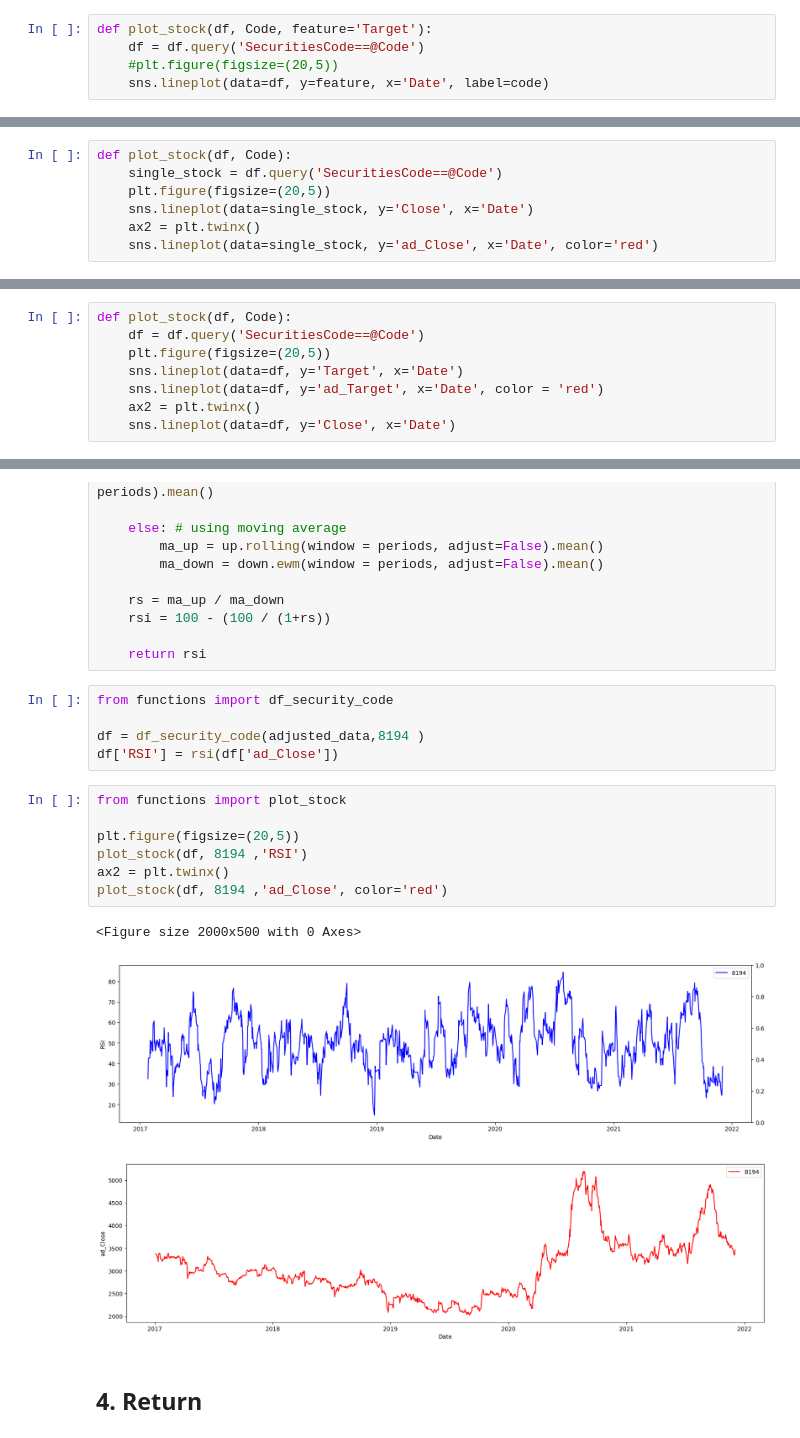
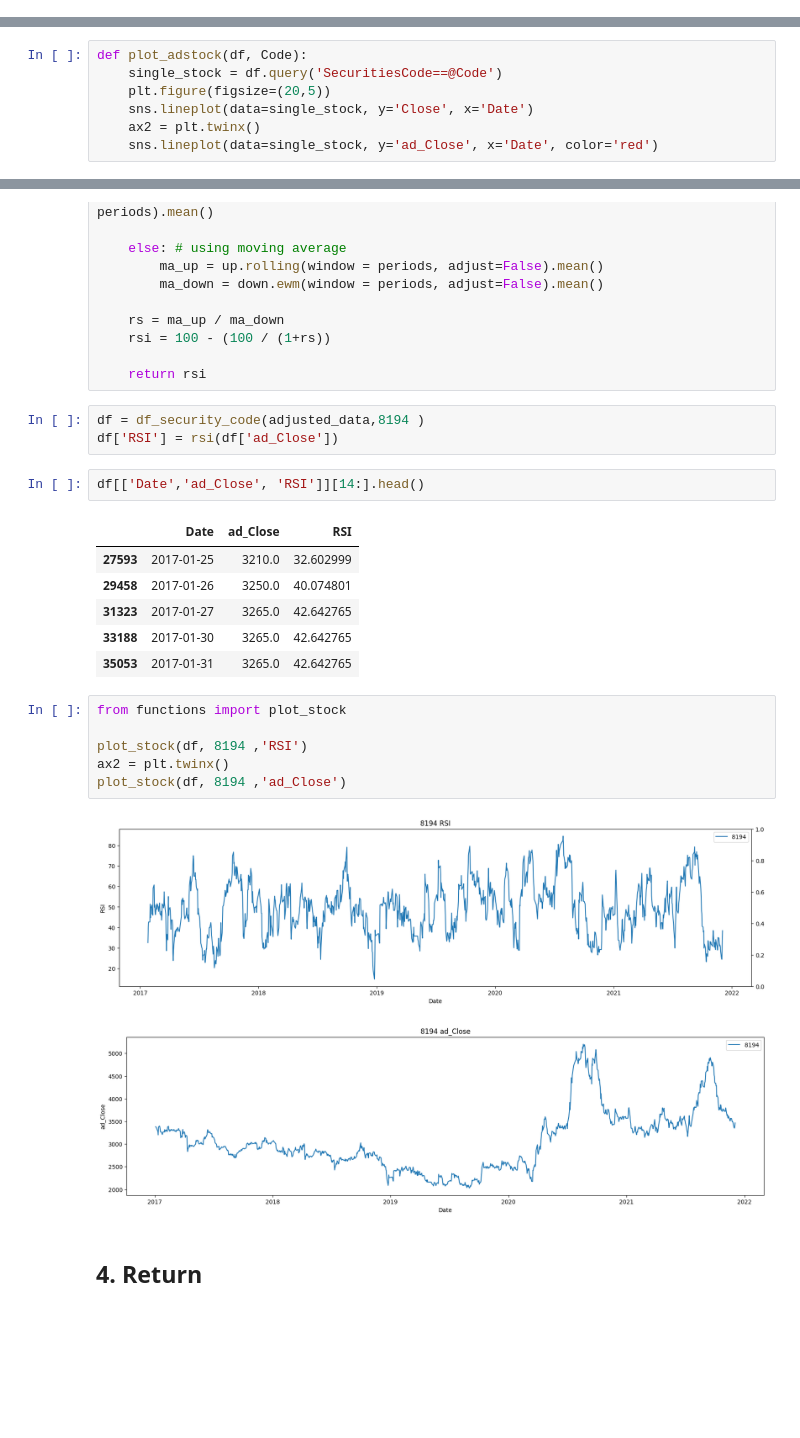
Before and after one commit to valentina-bec/tokyo-stock-exchange, a Jupyter notebook: notebooks/data.ipynb, the cells around one changed output, grey strips where cells are left out. Saved outputs shown, nothing was run; the diff lists cells and outputs as text; blank space fills up the shorter version.

```diff
--- a/notebooks/data.ipynb
+++ b/notebooks/data.ipynb
@@ -410,9 +404,4 @@ print(f'new codes since 2017: {new_codes.SecuritiesCode.count()}')
 #print(old_codes.SecuritiesCode.count())
 # %% [output]
 new codes since 2017: 135
-# %%
-def plot_stock(df, Code, feature='Target'):
-    df = df.query('SecuritiesCode==@Code')
-    #plt.figure(figsize=(20,5))
-    sns.lineplot(data=df, y=feature, x='Date', label=code)
 # %%
@@ -1063,7 +904,7 @@ for i in tqdm([8876, 6630, 7453, 7638]): #tqdm(prices.SecuritiesCode.unique()):
     adjusted_df = adjust_price(df)
     adjusted_data = pd.concat([adjusted_data, adjusted_df ], axis=0)
 # %%
-def plot_stock(df, Code):
+def plot_adstock(df, Code):
     single_stock = df.query('SecuritiesCode==@Code')
     plt.figure(figsize=(20,5))
     sns.lineplot(data=single_stock, y='Close', x='Date')
@@ -1149,13 +986,5 @@ stock_group.sort_values('ad_Close', ascending=True).tail(10)
 | 6273 | 47859.275604 | 48377.169026 | 47328.205662 | 47851.494588 | 2.428007e+05 | 1.000000 | 140.000000 | ... |
 | 9983 | 58652.031640 | 59266.269775 | 58014.238135 | 58637.601998 | 7.198596e+05 | 1.000000 | 217.500000 | ... |
 | 6861 | 56216.457119 | 56727.626978 | 55634.787677 | 56196.848460 | 4.403255e+05 | 0.999168 | 82.500000 | ... |
-# %%
-def plot_stock(df, Code):
-    df = df.query('SecuritiesCode==@Code')
-    plt.figure(figsize=(20,5))
-    sns.lineplot(data=df, y='Target', x='Date')
-    sns.lineplot(data=df, y='ad_Target', x='Date', color = 'red')
-    ax2 = plt.twinx()
-    sns.lineplot(data=df, y='Close', x='Date')
 # %% [markdown]
 ## 5. Close, Open, High and Low price lag 1
@@ -1228,21 +1047,26 @@ def rsi (df_serie,periods = 14, ema = True):
 
     return rsi
 # %%
-from functions import df_security_code
-
 df = df_security_code(adjusted_data,8194 )
 df['RSI'] = rsi(df['ad_Close'])
+# %%
+df[['Date','ad_Close', 'RSI']][14:].head()
+# %% [output]
+|  | Date | ad_Close | RSI |
+| 27593 | 2017-01-25 | 3210.0 | 32.602999 |
+| 29458 | 2017-01-26 | 3250.0 | 40.074801 |
+| 31323 | 2017-01-27 | 3265.0 | 42.642765 |
+| 33188 | 2017-01-30 | 3265.0 | 42.642765 |
+| 35053 | 2017-01-31 | 3265.0 | 42.642765 |
 # %%
 from functions import plot_stock
 
-plt.figure(figsize=(20,5))
 plot_stock(df, 8194 ,'RSI')
 ax2 = plt.twinx()
-plot_stock(df, 8194 ,'ad_Close', color='red')
+plot_stock(df, 8194 ,'ad_Close')
 # %% [output]
-<Figure size 2000x500 with 0 Axes>
-[figure, old version]
+[figure, new version]
-[figure, old version]
+[figure, new version]
 # %% [markdown]
 ## 4. Return
 # %%
```
Also changed, not shown: parts of 85 cells of this notebook, 1 other file.
